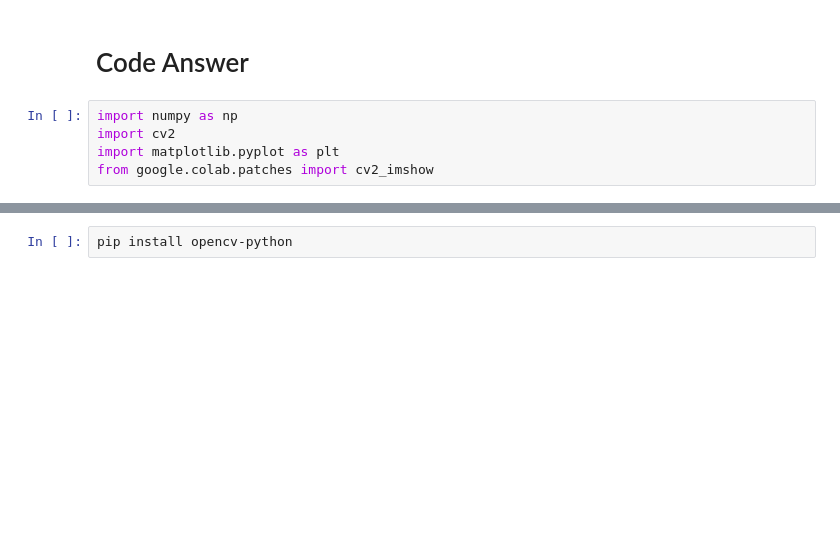
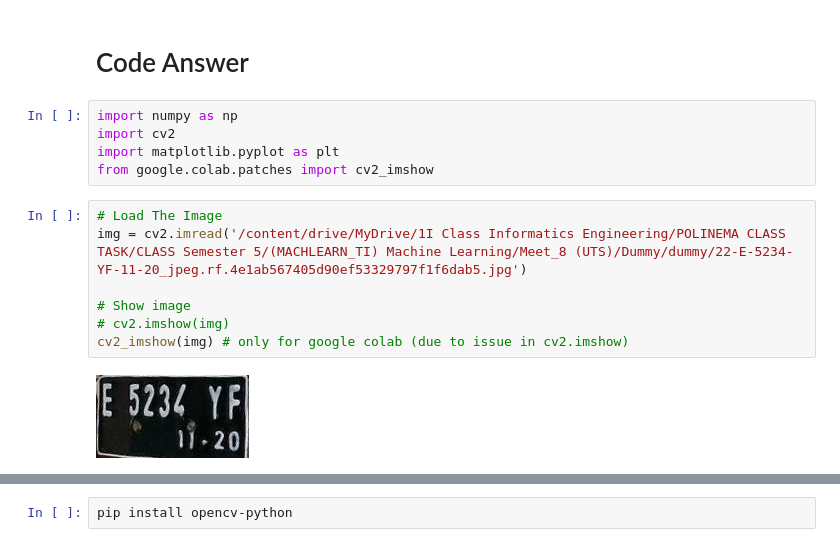
Before and after one commit to FaizalLeviansyah/Machine_Learning-2023, a Jupyter notebook: [GROUP_2_MIDTERM]Image_Segmentation_Clustering_StudyCase.ipynb, the cells around one changed output, grey strips where cells are left out. Saved outputs shown, nothing was run; the diff lists cells and outputs as text; blank space fills up the shorter version.

```diff
--- a/[GROUP_2_MIDTERM]Image_Segmentation_Clustering_StudyCase.ipynb
+++ b/[GROUP_2_MIDTERM]Image_Segmentation_Clustering_StudyCase.ipynb
@@ -45,3 +45,12 @@ import numpy as np
 import cv2
 import matplotlib.pyplot as plt
 from google.colab.patches import cv2_imshow
+# %%
+# Load The Image
+img = cv2.imread('/content/drive/MyDrive/1I Class Informatics Engineering/POLINEMA CLASS TASK/CLASS Semester 5/(MACHLEARN_TI) Machine Learning/Meet_8 (UTS)/Dummy/dummy/22-E-5234-YF-11-20_jpeg.rf.4e1ab567405d90ef53329797f1f6dab5.jpg')
+
+# Show image
+# cv2.imshow(img)
+cv2_imshow(img) # only for google colab (due to issue in cv2.imshow)
+# %% [output]
+[figure, added]
```
Also changed, not shown: parts of 5 cells of this notebook.
